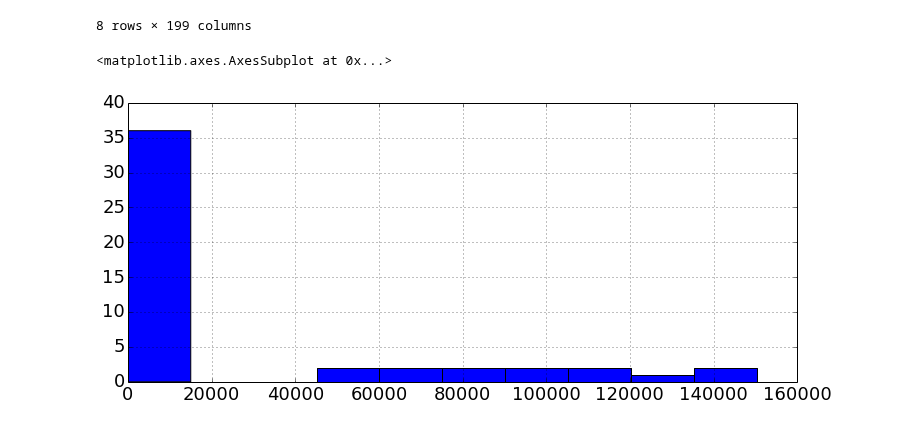
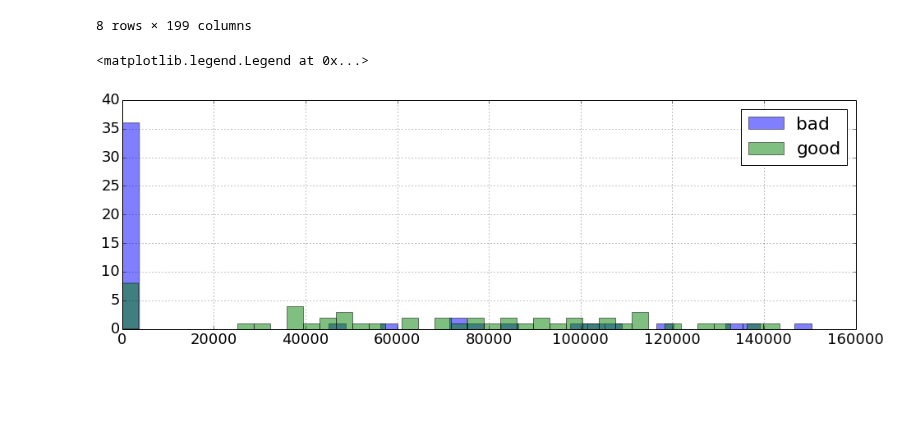
Before and after one commit to SuperCowPowers/data_hacking, a Jupyter notebook: pefile_classification/pefile_classification.ipynb, the cells around one changed output. Saved outputs shown, nothing was run; the diff lists cells and outputs as text; code cells hidden in the pictures; blank space fills up the shorter version.

```diff
--- a/pefile_classification/pefile_classification.ipynb
+++ b/pefile_classification/pefile_classification.ipynb
@@ -165,12 +165,14 @@ df_bad.describe()
 | 75% | 48556.000000 | 1.220108e+09 | 16.000000 | 0.000000 | 232.000000 | ... |
 | max | 150326.000000 | 1.382647e+09 | 4612.000000 | 313.000000 | 748.000000 | ... |
 8 rows × 199 columns
-# %%
-# Visualization I
-df_bad['check_sum'].hist()
-# %% [output]
-<matplotlib.axes.AxesSubplot at 0x...>
-[figure, removed]
+# %%
+# Visualization I
+df_bad['check_sum'].hist(alpha=.5,label='bad',bins=40)
+df_good['check_sum'].hist(alpha=.5,label='good',bins=40)
+plt.legend()
+# %% [output]
+<matplotlib.legend.Legend at 0x...>
+[figure, added]
 # %%
 # Concatenate the info into a big pile!
 df = pd.concat([df_bad, df_good], ignore_index=True)
```
Also changed, not shown: parts of 18 cells of this notebook.
